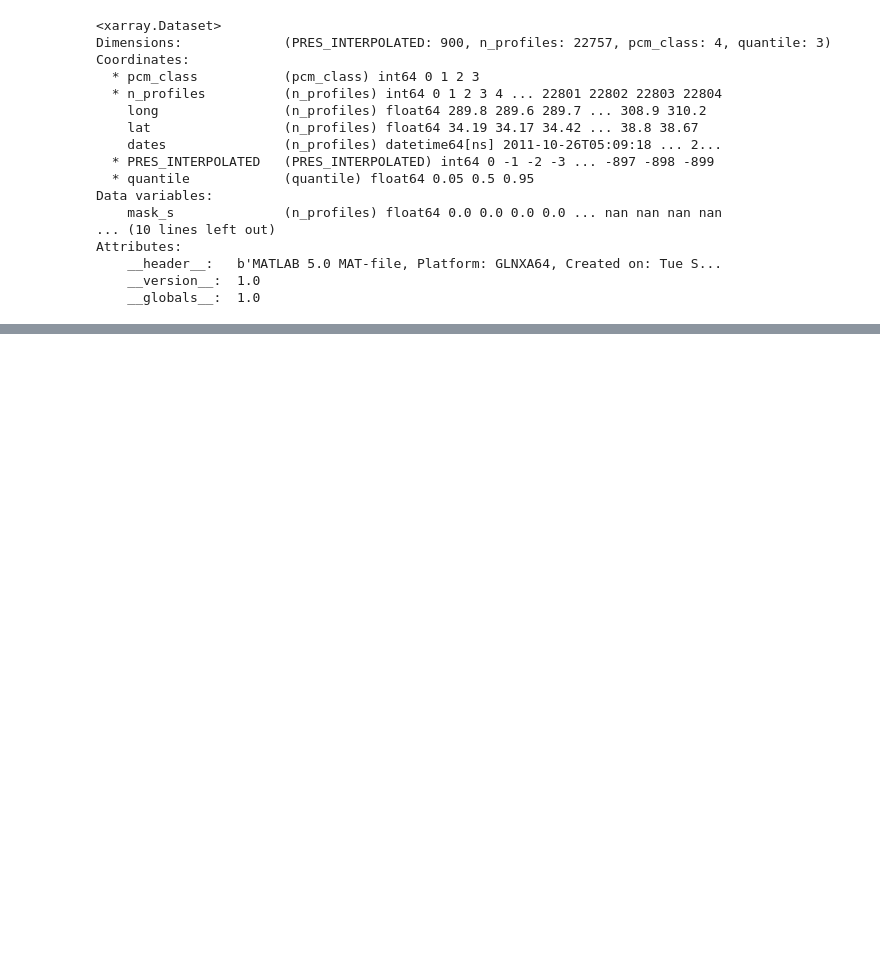
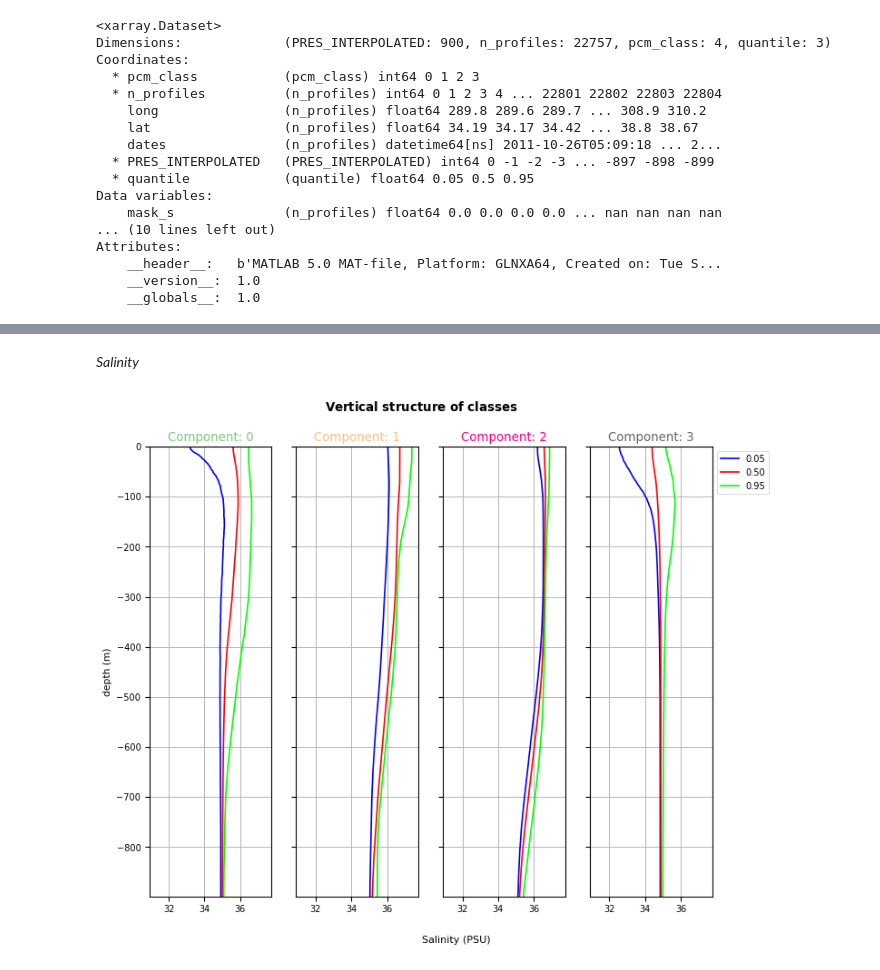
Before and after one commit to euroargodev/DMQC-PCM, a Jupyter notebook: PCM-design/Classif_ArgoReferenceDatabase.ipynb, the cells around one changed output, grey strips where cells are left out. Cells and saved outputs as stored; diff of their text form; code cells hidden in the pictures; blank space fills up the shorter version.

```diff
--- a/PCM-design/Classif_ArgoReferenceDatabase.ipynb
+++ b/PCM-design/Classif_ArgoReferenceDatabase.ipynb
@@ -546,0 +493,7 @@ f.close()
+# %% [markdown]
+*Salinity*
+# %%
+P.vertical_structure(q_variable = var_name_ds[1] + '_Q', sharey=True, xlabel='Salinity (PSU)',
+                     save_fig='figures/salinity_quantiles.jpg')
+# %% [output]
+[figure, added]
```
Also changed, not shown: parts of 143 cells of this notebook, 16 other files.
